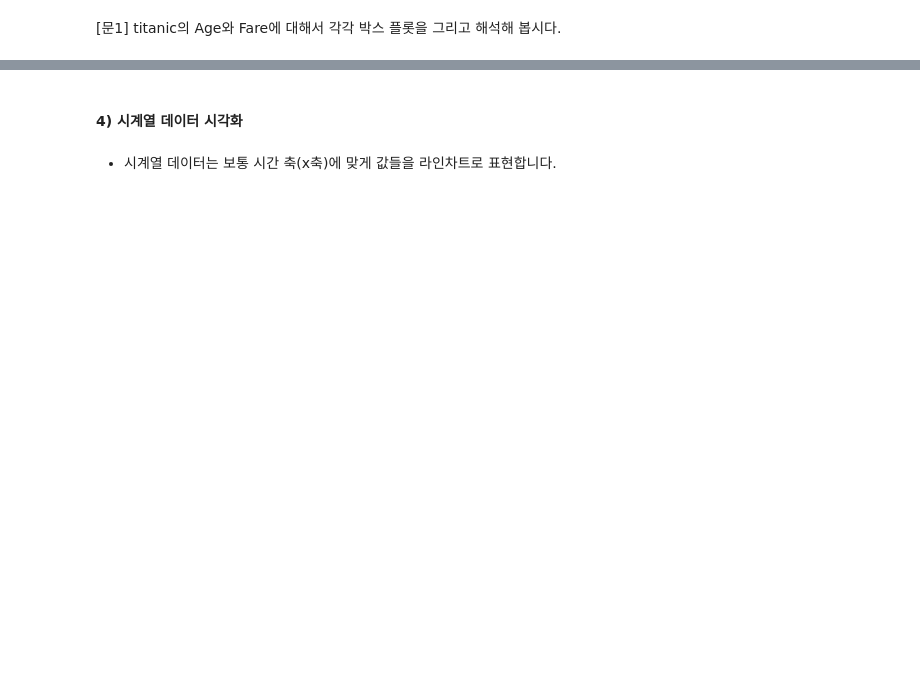
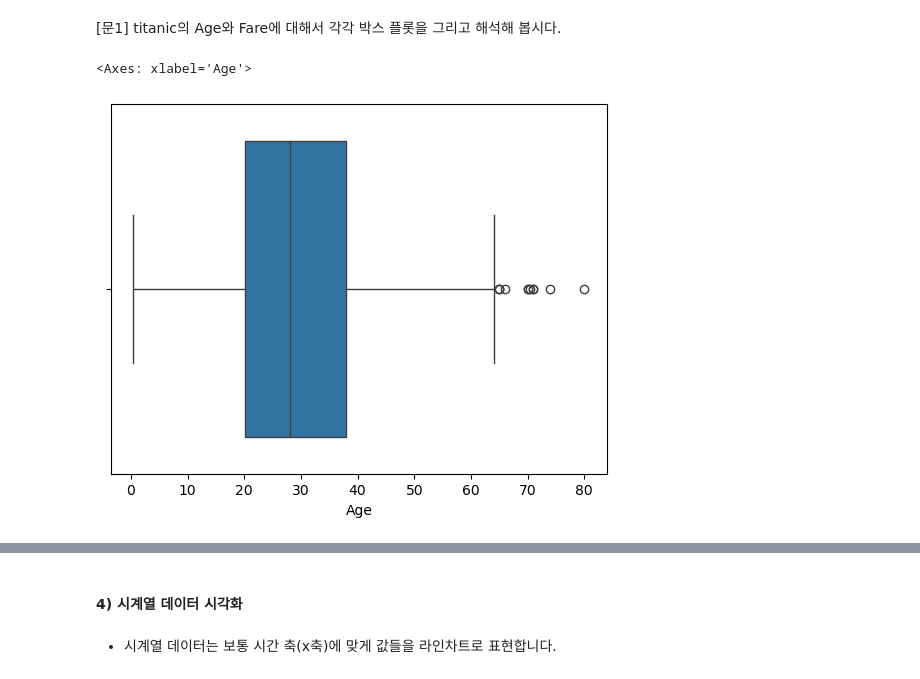
Before and after one commit to mingd00/aivle-workspace, a Jupyter notebook: 데이터 처리/chapter 06. 단변량분석 - 숫자형변수.ipynb, the cells around one changed output, grey strips where cells are left out. Cells and saved outputs as stored; diff of their text form; code cells hidden in the pictures; blank space fills up the shorter version.

Commit message:
[feat] 단변량분석
- 수치화: 기초통계량(describe)
- 시각화: 히스토그램, 밀도함수 그래프, boxplot

```diff
--- a/데이터 처리/chapter 06. 단변량분석 - 숫자형변수.ipynb
+++ b/데이터 처리/chapter 06. 단변량분석 - 숫자형변수.ipynb
@@ -225,3 +374,8 @@ plt.show()
 <img src='https://raw.githubusercontent.com/jangrae/img/master/practice_01.png' width=120 align="left"/>
 # %% [markdown]
 [문1] titanic의 Age와 Fare에 대해서 각각 박스 플롯을 그리고 해석해 봅시다.
+# %%
+sns.boxplot(x='Age', data=titanic)
+# %% [output]
+<Axes: xlabel='Age'>
+[figure, added]
```
Also changed, not shown: parts of 37 cells of this notebook, 4 other files.
